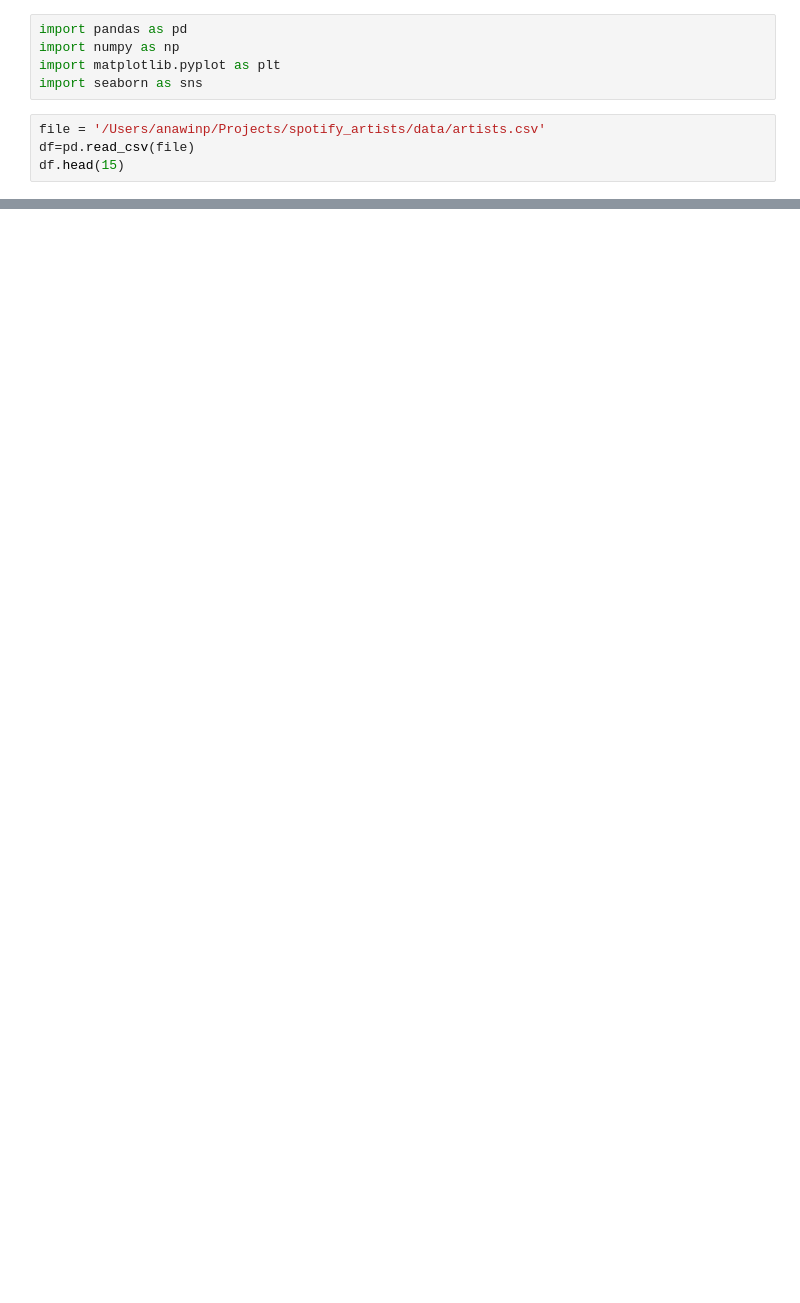
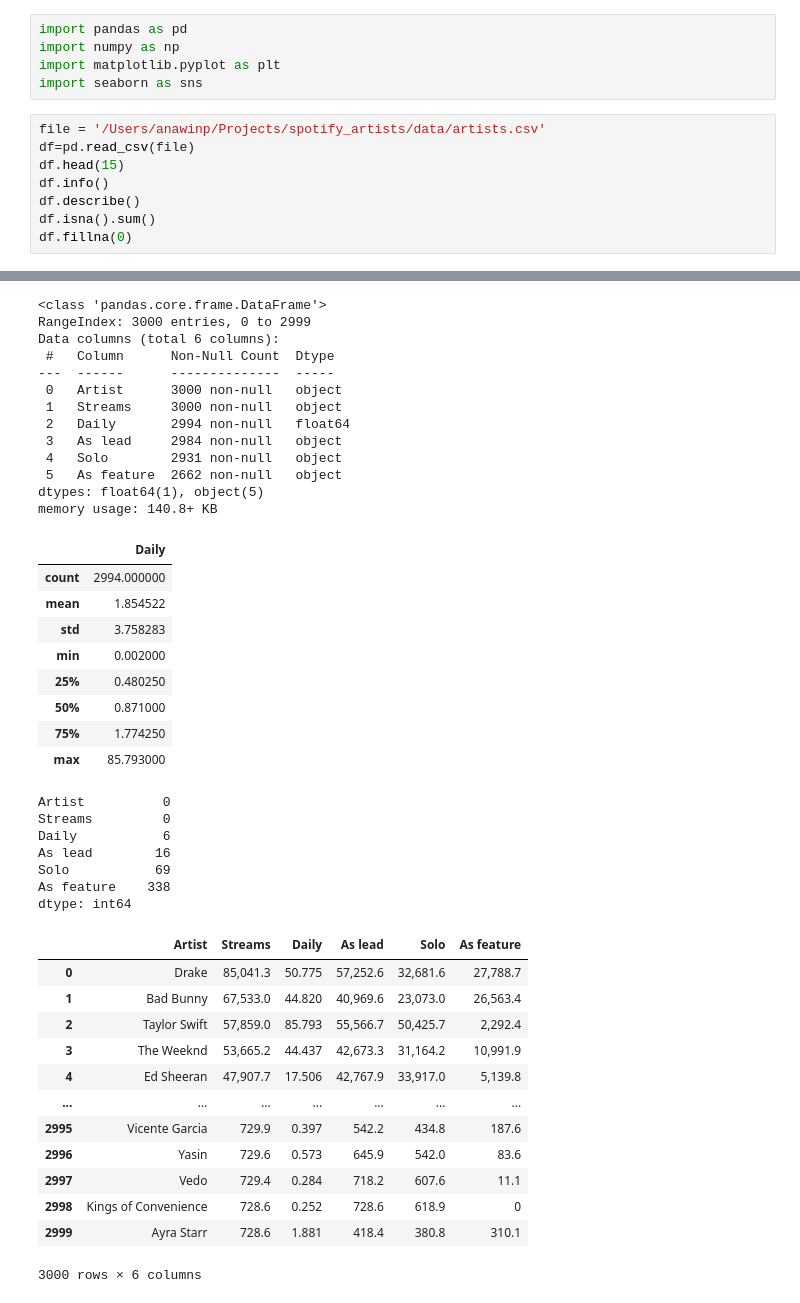
Before and after one commit to anawinp1234/spotify_artists, a Jupyter notebook: notebooks/01_spotify.ipynb, the cells around one changed output, grey strips where cells are left out. Saved outputs shown, nothing was run; the diff lists cells and outputs as text; blank space fills up the shorter version.

```diff
--- a/notebooks/01_spotify.ipynb
+++ b/notebooks/01_spotify.ipynb
@@ -6,21 +6,67 @@ import seaborn as sns
 # %%
 file = '/Users/anawinp/Projects/spotify_artists/data/artists.csv'
 df=pd.read_csv(file)
 df.head(15)
+df.info()
+df.describe()
+df.isna().sum()
+df.fillna(0)
 # %% [output]
 |  | Artist | Streams | Daily | As lead | Solo | As feature |
 | 0 | Drake | 85,041.3 | 50.775 | 57,252.6 | 32,681.6 | 27,788.7 |
 | 1 | Bad Bunny | 67,533.0 | 44.820 | 40,969.6 | 23,073.0 | 26,563.4 |
 | 2 | Taylor Swift | 57,859.0 | 85.793 | 55,566.7 | 50,425.7 | 2,292.4 |
 | 3 | The Weeknd | 53,665.2 | 44.437 | 42,673.3 | 31,164.2 | 10,991.9 |
 | 4 | Ed Sheeran | 47,907.7 | 17.506 | 42,767.9 | 33,917.0 | 5,139.8 |
 | 5 | Justin Bieber | 47,525.7 | 18.868 | 27,988.0 | 17,183.9 | 19,537.7 |
 | 6 | Eminem | 42,029.0 | 20.175 | 35,475.8 | 21,576.7 | 6,553.2 |
 | 7 | Ariana Grande | 40,111.0 | 17.158 | 33,219.8 | 23,307.3 | 6,891.2 |
 | 8 | J Balvin | 38,774.8 | 11.784 | 17,450.7 | 5,699.8 | 21,324.2 |
 | 9 | Post Malone | 38,002.7 | 21.095 | 34,494.0 | 18,943.9 | 3,508.6 |
 | 10 | Kanye West | 37,667.2 | 24.157 | 27,205.7 | 18,032.3 | 10,461.6 |
 | 11 | Travis Scott | 37,489.0 | 38.359 | 18,839.2 | 14,960.2 | 18,649.7 |
 | 12 | BTS | 35,778.0 | 14.960 | 32,041.3 | 28,991.6 | 3,736.7 |
 | 13 | Rihanna | 35,501.8 | 20.778 | 25,380.1 | 16,736.0 | 10,121.7 |
 | 14 | Ozuna | 33,315.0 | 13.737 | 13,957.5 | 6,226.7 | 19,357.5 |
+<class 'pandas.core.frame.DataFrame'>
+RangeIndex: 3000 entries, 0 to 2999
+Data columns (total 6 columns):
+ #   Column      Non-Null Count  Dtype
+---  ------      --------------  -----
+ 0   Artist      3000 non-null   object
+ 1   Streams     3000 non-null   object
+ 2   Daily       2994 non-null   float64
+ 3   As lead     2984 non-null   object
+ 4   Solo        2931 non-null   object
+ 5   As feature  2662 non-null   object
+dtypes: float64(1), object(5)
+memory usage: 140.8+ KB
+|  | Daily |
+| count | 2994.000000 |
+| mean | 1.854522 |
+| std | 3.758283 |
+| min | 0.002000 |
+| 25% | 0.480250 |
+| 50% | 0.871000 |
+| 75% | 1.774250 |
+| max | 85.793000 |
+Artist          0
+Streams         0
+Daily           6
+As lead        16
+Solo           69
+As feature    338
+dtype: int64
+|  | Artist | Streams | Daily | As lead | Solo | As feature |
+| 0 | Drake | 85,041.3 | 50.775 | 57,252.6 | 32,681.6 | 27,788.7 |
+| 1 | Bad Bunny | 67,533.0 | 44.820 | 40,969.6 | 23,073.0 | 26,563.4 |
+| 2 | Taylor Swift | 57,859.0 | 85.793 | 55,566.7 | 50,425.7 | 2,292.4 |
+| 3 | The Weeknd | 53,665.2 | 44.437 | 42,673.3 | 31,164.2 | 10,991.9 |
+| 4 | Ed Sheeran | 47,907.7 | 17.506 | 42,767.9 | 33,917.0 | 5,139.8 |
+| ... | ... | ... | ... | ... | ... | ... |
+| 2995 | Vicente Garcia | 729.9 | 0.397 | 542.2 | 434.8 | 187.6 |
+| 2996 | Yasin | 729.6 | 0.573 | 645.9 | 542.0 | 83.6 |
+| 2997 | Vedo | 729.4 | 0.284 | 718.2 | 607.6 | 11.1 |
+| 2998 | Kings of Convenience | 728.6 | 0.252 | 728.6 | 618.9 | 0 |
+| 2999 | Ayra Starr | 728.6 | 1.881 | 418.4 | 380.8 | 310.1 |
+3000 rows × 6 columns
```
Also changed, not shown: parts of 4 cells of this notebook.
